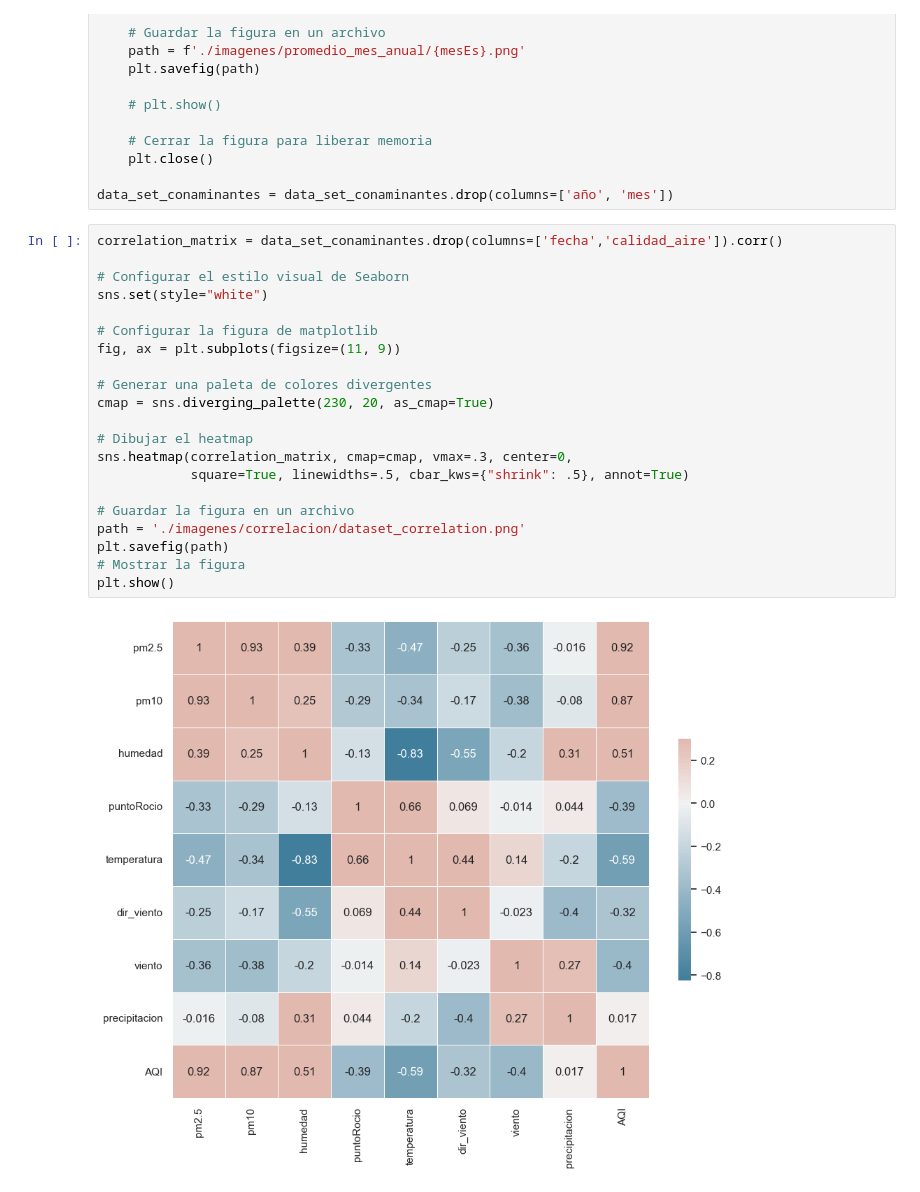
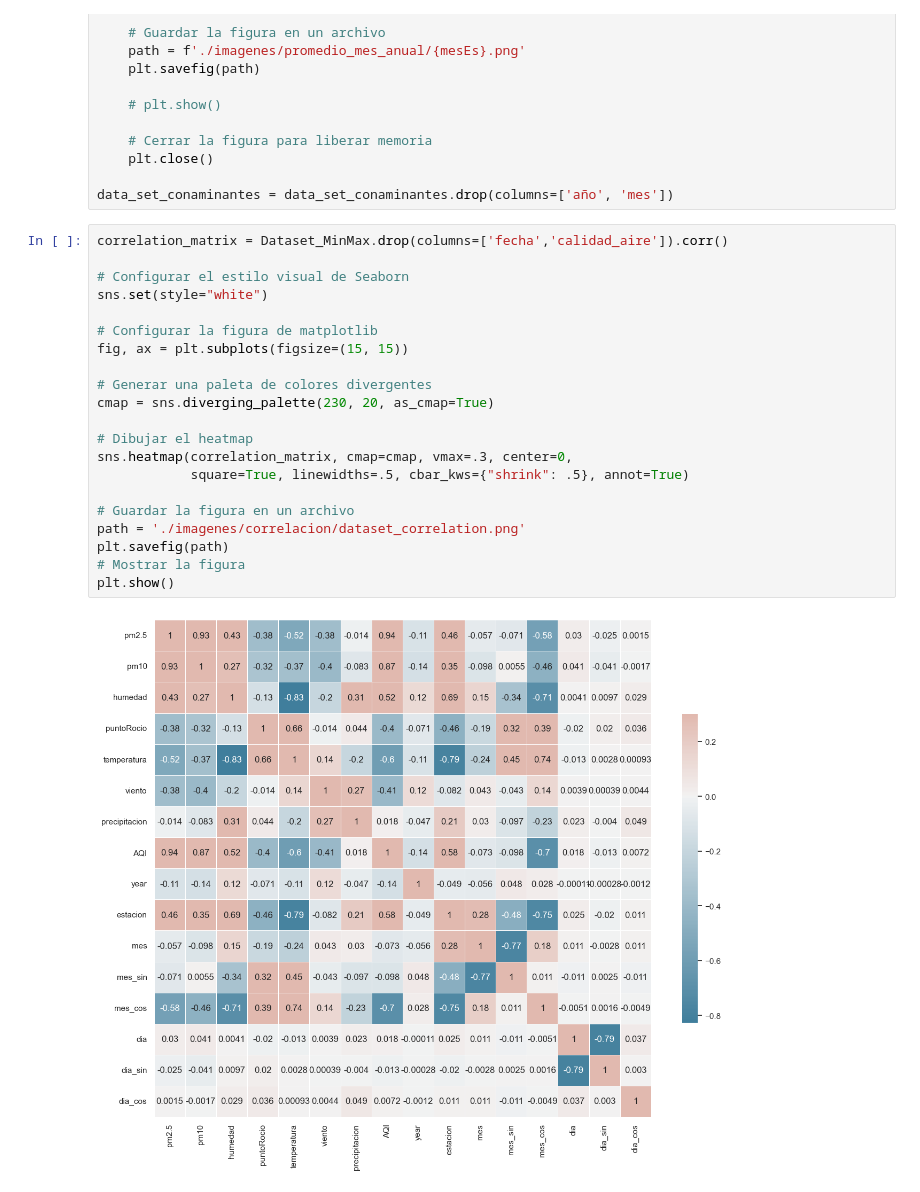
Before and after one commit to OmarMerino/Particulas_contaminantes_chillan, a Jupyter notebook: notebooks/explore/explore_dataset.ipynb, the cells around one changed output. Saved outputs shown, nothing was run; the diff lists cells and outputs as text.

```diff
--- a/notebooks/explore/explore_dataset.ipynb
+++ b/notebooks/explore/explore_dataset.ipynb
@@ -231,25 +231,25 @@ for mesEn, mesEs in zip(meses, mesesEs):
 
 data_set_conaminantes = data_set_conaminantes.drop(columns=['año', 'mes'])
 # %%
-correlation_matrix = data_set_conaminantes.drop(columns=['fecha','calidad_aire']).corr()
+correlation_matrix = Dataset_MinMax.drop(columns=['fecha','calidad_aire']).corr()
 
 # Configurar el estilo visual de Seaborn
 sns.set(style="white")
 
 # Configurar la figura de matplotlib
-fig, ax = plt.subplots(figsize=(11, 9))
+fig, ax = plt.subplots(figsize=(15, 15))
 
 # Generar una paleta de colores divergentes
 cmap = sns.diverging_palette(230, 20, as_cmap=True)
 
 # Dibujar el heatmap
 sns.heatmap(correlation_matrix, cmap=cmap, vmax=.3, center=0,
             square=True, linewidths=.5, cbar_kws={"shrink": .5}, annot=True)
 
 # Guardar la figura en un archivo
 path = './imagenes/correlacion/dataset_correlation.png'
 plt.savefig(path)
 # Mostrar la figura
 plt.show()
 # %% [output]
-[figure, old version]
+[figure, new version]
```
Also changed, not shown: parts of 5 cells of this notebook, 12 other files.
